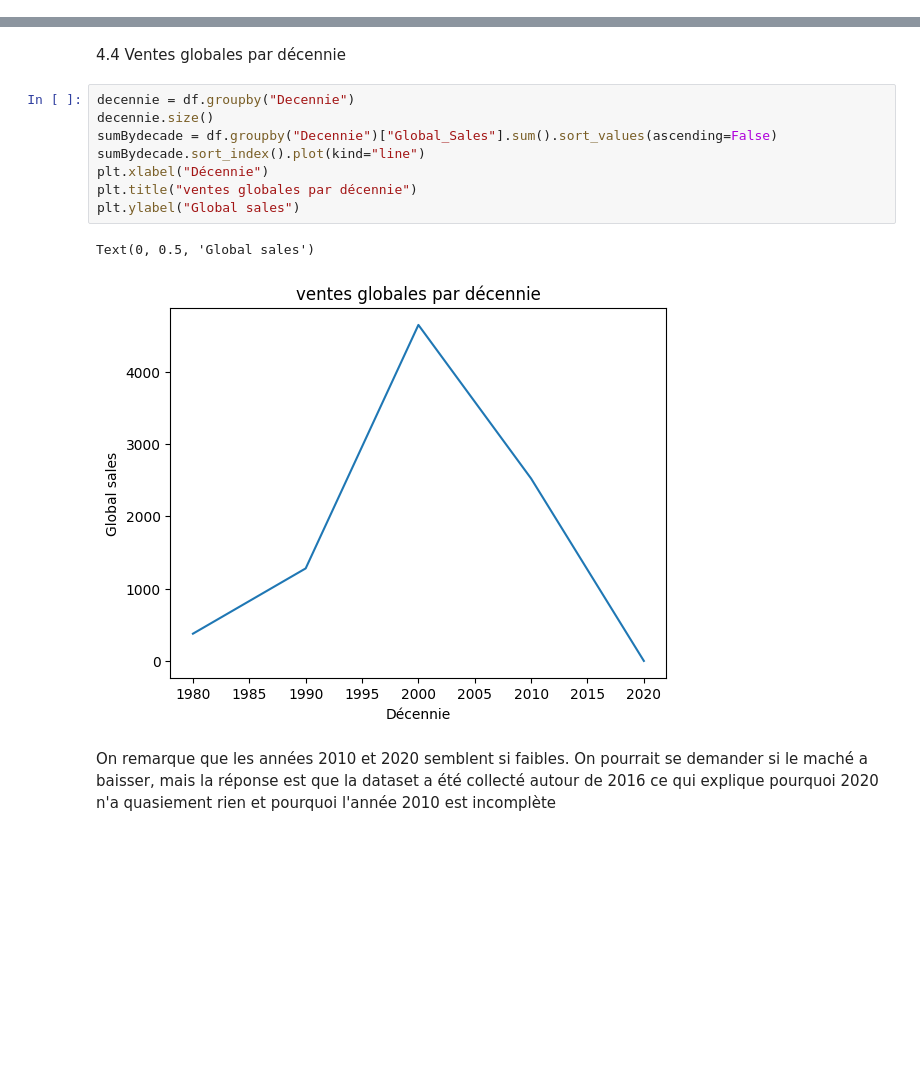
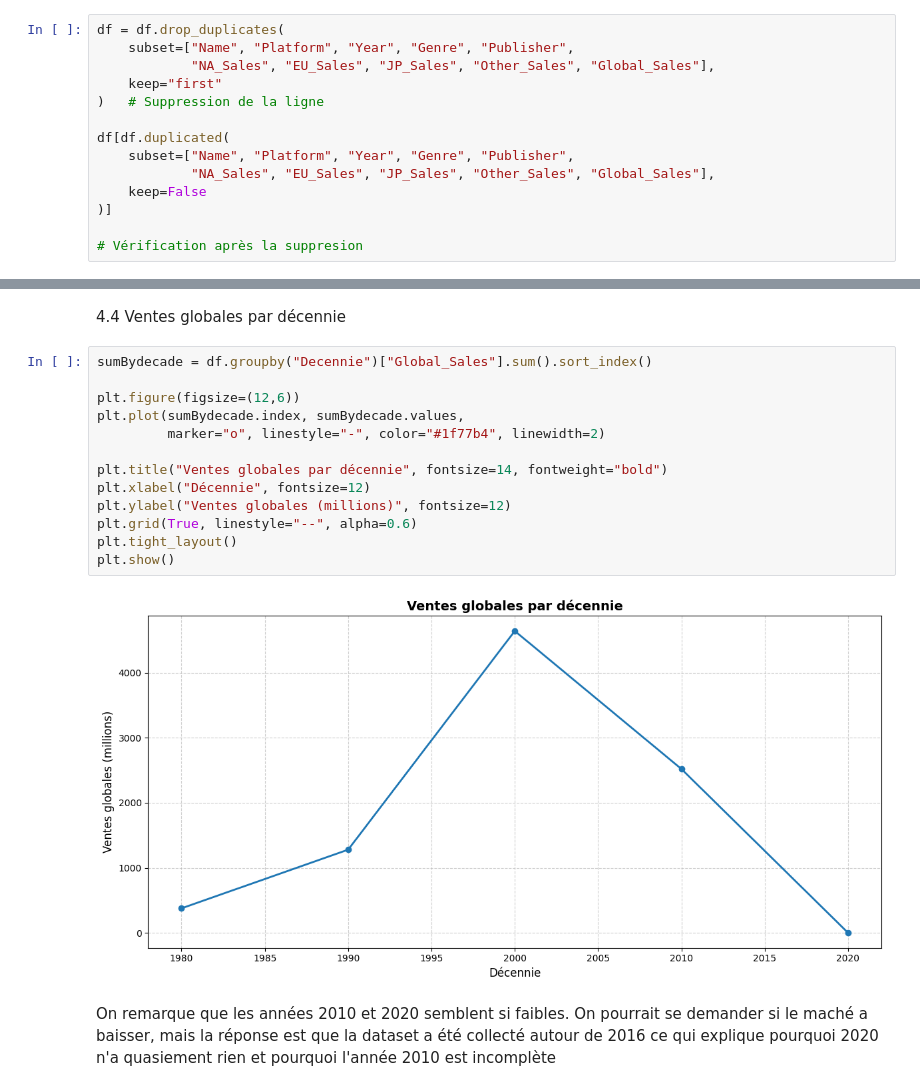
Before and after one commit to Ilyies07/video-games-data-analysis, a Jupyter notebook: analyse.ipynb, the cells around one changed output, grey strips where cells are left out. Drawn from its saved outputs; the diff is of its cells as text; blank space fills up the shorter version.

```diff
--- a/analyse.ipynb
+++ b/analyse.ipynb
@@ -87,0 +97,14 @@ En revanche, les valeurs manquantes dans Year doivent rester sous forme de NaN t
+# %%
+df = df.drop_duplicates(
+    subset=["Name", "Platform", "Year", "Genre", "Publisher",
+            "NA_Sales", "EU_Sales", "JP_Sales", "Other_Sales", "Global_Sales"],
+    keep="first"
+)   # Suppression de la ligne
+
+df[df.duplicated(
+    subset=["Name", "Platform", "Year", "Genre", "Publisher",
+            "NA_Sales", "EU_Sales", "JP_Sales", "Other_Sales", "Global_Sales"],
+    keep=False
+)]
+
+# Vérification après la suppresion
@@ -197,16 +229,20 @@ Les genres Puzzle et Adventure génèrent beaucoup moins de ventes.
 # %% [markdown]
 4.4 Ventes globales par décennie
 # %%
-decennie = df.groupby("Decennie")
-decennie.size()
-sumBydecade = df.groupby("Decennie")["Global_Sales"].sum().sort_values(ascending=False)
-sumBydecade.sort_index().plot(kind="line")
-plt.xlabel("Décennie")
-plt.title("ventes globales par décennie")
-plt.ylabel("Global sales")
+sumBydecade = df.groupby("Decennie")["Global_Sales"].sum().sort_index()
+
+plt.figure(figsize=(12,6))
+plt.plot(sumBydecade.index, sumBydecade.values,
+         marker="o", linestyle="-", color="#1f77b4", linewidth=2)
+
+plt.title("Ventes globales par décennie", fontsize=14, fontweight="bold")
+plt.xlabel("Décennie", fontsize=12)
+plt.ylabel("Ventes globales (millions)", fontsize=12)
+plt.grid(True, linestyle="--", alpha=0.6)
+plt.tight_layout()
+plt.show()
 # %% [output]
-Text(0, 0.5, 'Global sales')
-[figure, old version]
+[figure, new version]
 # %% [markdown]
 On remarque que les années 2010 et 2020 semblent si faibles. On pourrait se demander si le maché a baisser, mais la réponse est que la dataset a été collecté autour de 2016 ce qui explique pourquoi 2020 n'a quasiement rien et pourquoi l'année 2010 est incomplète
 # %% [markdown]
```
Also changed, not shown: parts of 22 cells of this notebook, 1 other file.
